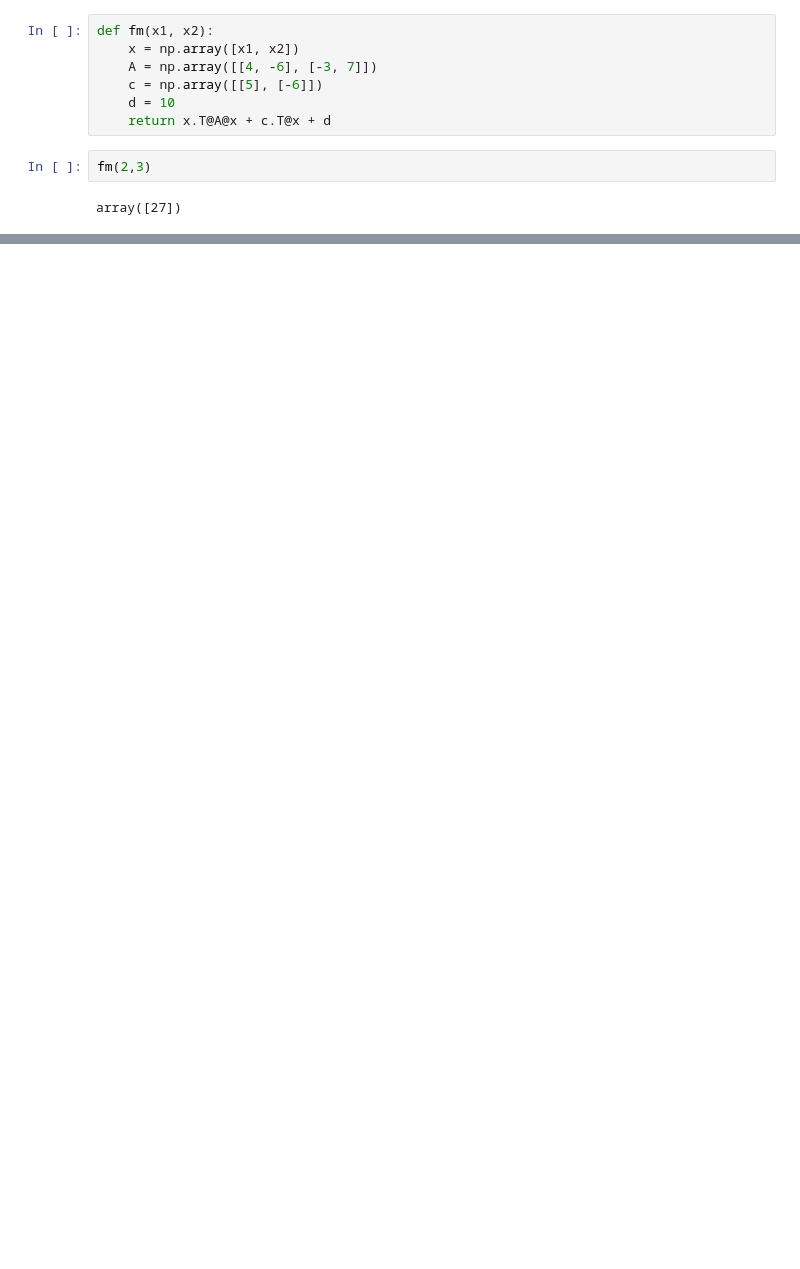
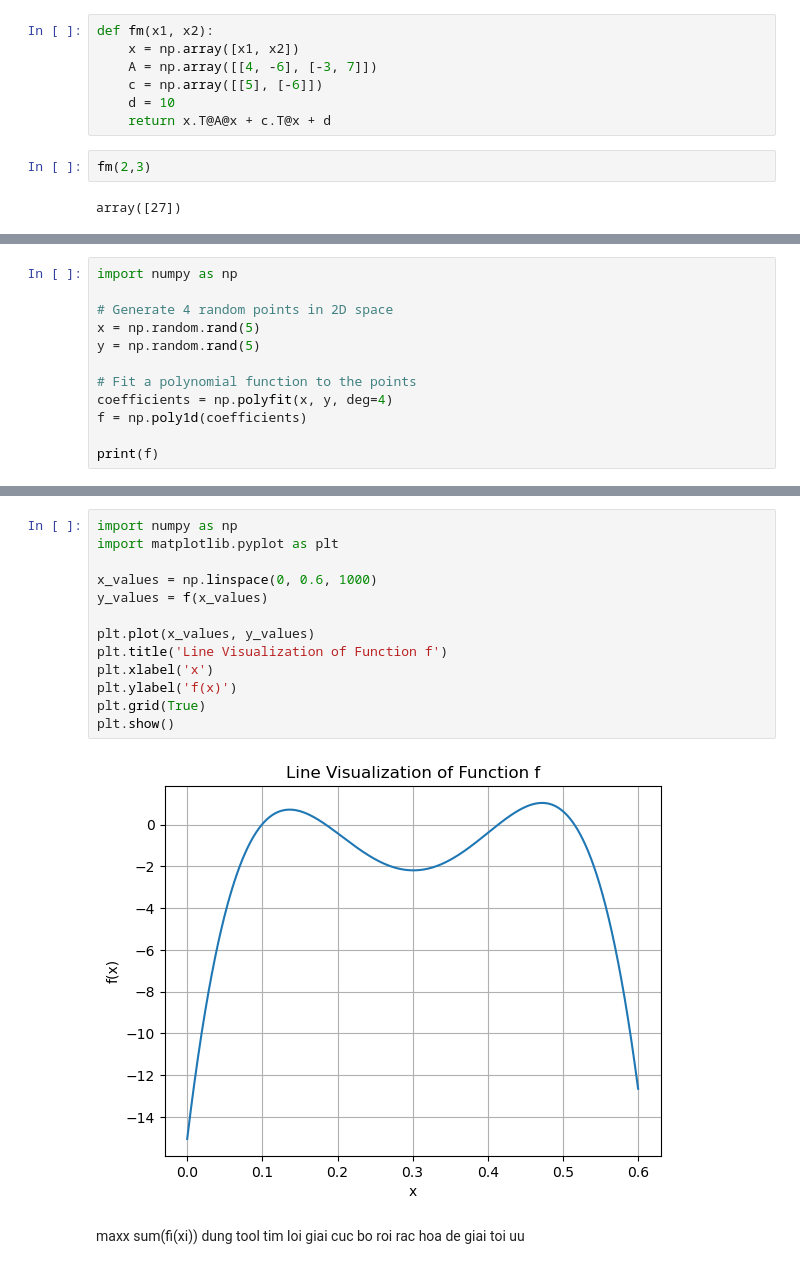
Before and after one commit to HiepDoTrong/Numerical-methods-for-machine-learning, a Jupyter notebook: lab.ipynb, the cells around one changed output, grey strips where cells are left out. Cells and saved outputs as stored; diff of their text form; blank space fills up the shorter version.

```diff
--- a/lab.ipynb
+++ b/lab.ipynb
@@ -72,0 +59,12 @@ ValueError: Jacobian is required for Newton-CG method
+# %%
+import numpy as np
+
+# Generate 4 random points in 2D space
+x = np.random.rand(5)
+y = np.random.rand(5)
+
+# Fit a polynomial function to the points
+coefficients = np.polyfit(x, y, deg=4)
+f = np.poly1d(coefficients)
+
+print(f)
@@ -72,0 +82,19 @@ ValueError: Jacobian is required for Newton-CG method
+# %%
+import numpy as np
+import matplotlib.pyplot as plt
+
+x_values = np.linspace(0, 0.6, 1000)
+y_values = f(x_values)
+
+plt.plot(x_values, y_values)
+plt.title('Line Visualization of Function f')
+plt.xlabel('x')
+plt.ylabel('f(x)')
+plt.grid(True)
+plt.show()
+# %% [output]
+[figure, added]
+# %% [markdown]
+maxx sum(fi(xi))
+dung tool tim loi giai cuc bo
+roi rac hoa de giai toi uu
```
Also changed, not shown: parts of 4 cells of this notebook, 1 other file.
